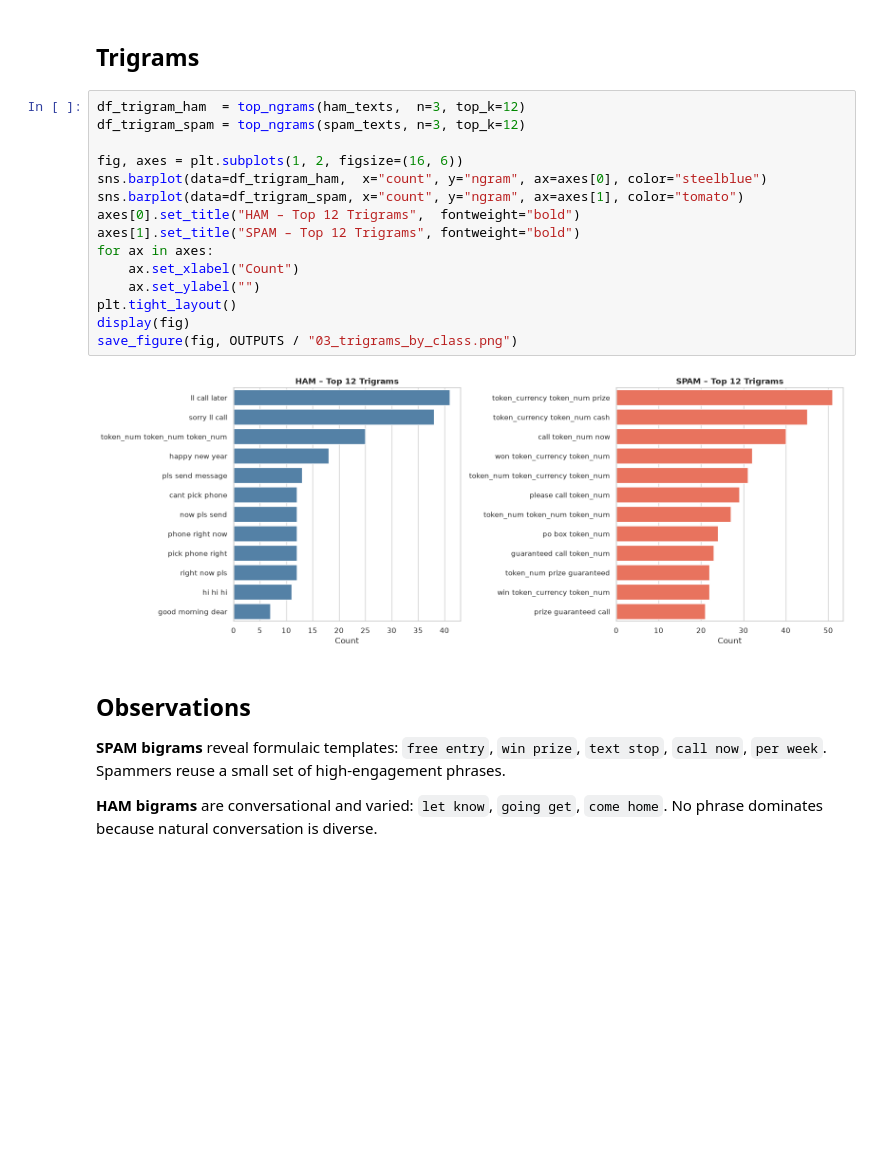
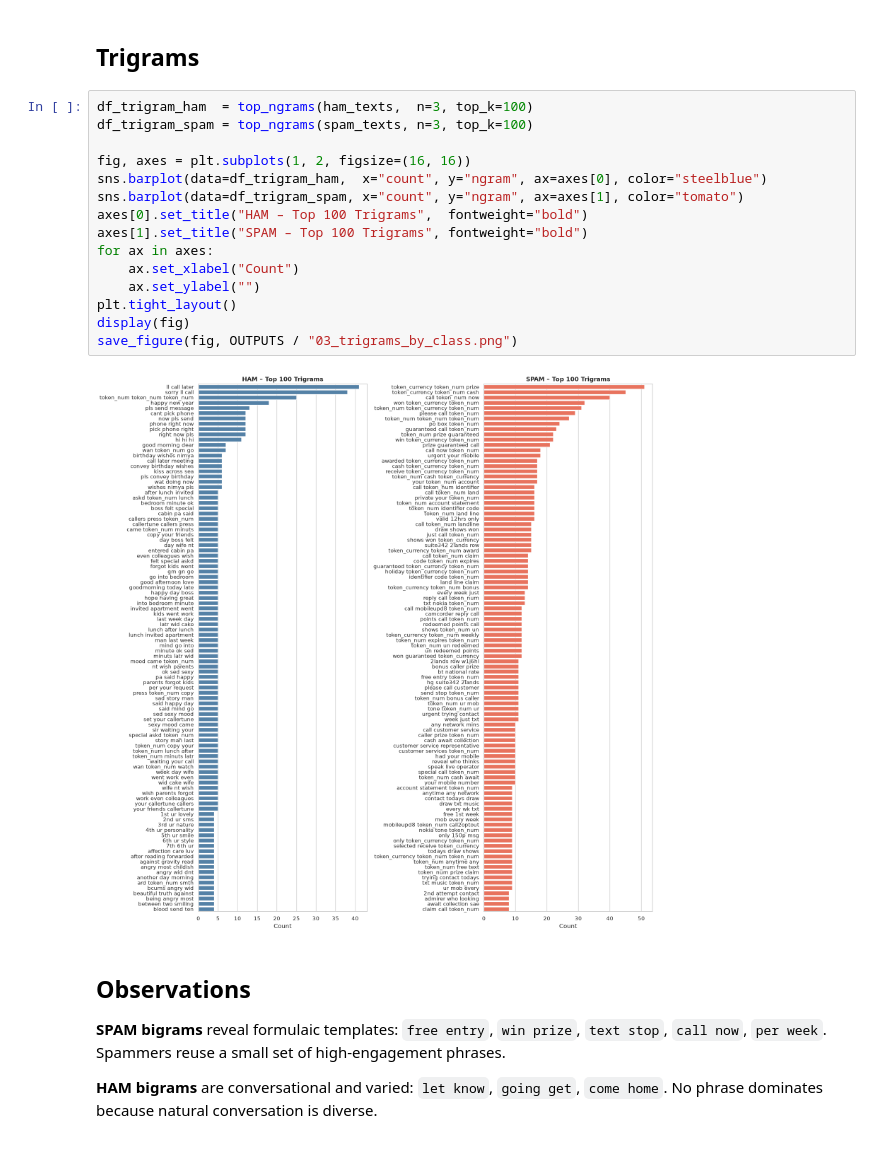
Before and after one commit to oliver-zehentleitner/a1-ai-expert-case-study, a Jupyter notebook: notebooks/03_ngrams.ipynb, the cells around one changed output. Cells and saved outputs as stored; diff of their text form; blank space fills up the shorter version.

```diff
--- a/notebooks/03_ngrams.ipynb
+++ b/notebooks/03_ngrams.ipynb
@@ -47,22 +47,22 @@ save_figure(fig, OUTPUTS / "03_bigrams_by_class.png")
 # %% [markdown]
 ## Trigrams
 # %%
-df_trigram_ham  = top_ngrams(ham_texts,  n=3, top_k=12)
-df_trigram_spam = top_ngrams(spam_texts, n=3, top_k=12)
+df_trigram_ham  = top_ngrams(ham_texts,  n=3, top_k=100)
+df_trigram_spam = top_ngrams(spam_texts, n=3, top_k=100)
 
-fig, axes = plt.subplots(1, 2, figsize=(16, 6))
+fig, axes = plt.subplots(1, 2, figsize=(16, 16))
 sns.barplot(data=df_trigram_ham,  x="count", y="ngram", ax=axes[0], color="steelblue")
 sns.barplot(data=df_trigram_spam, x="count", y="ngram", ax=axes[1], color="tomato")
-axes[0].set_title("HAM – Top 12 Trigrams",  fontweight="bold")
-axes[1].set_title("SPAM – Top 12 Trigrams", fontweight="bold")
+axes[0].set_title("HAM – Top 100 Trigrams",  fontweight="bold")
+axes[1].set_title("SPAM – Top 100 Trigrams", fontweight="bold")
 for ax in axes:
     ax.set_xlabel("Count")
     ax.set_ylabel("")
 plt.tight_layout()
 display(fig)
 save_figure(fig, OUTPUTS / "03_trigrams_by_class.png")
 # %% [output]
-[figure, old version]
+[figure, new version]
 # %% [markdown]
 ## Observations
 
```
Also changed, not shown: 6 other files.
